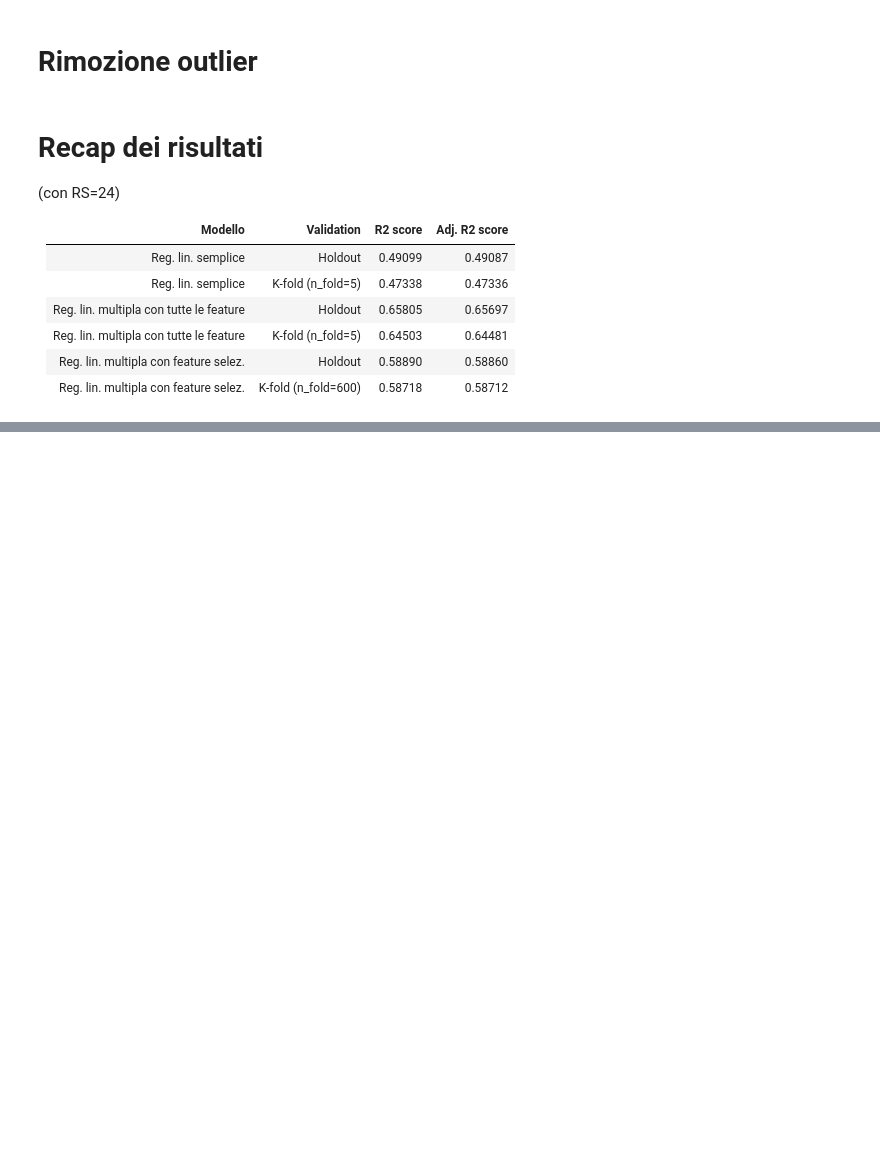
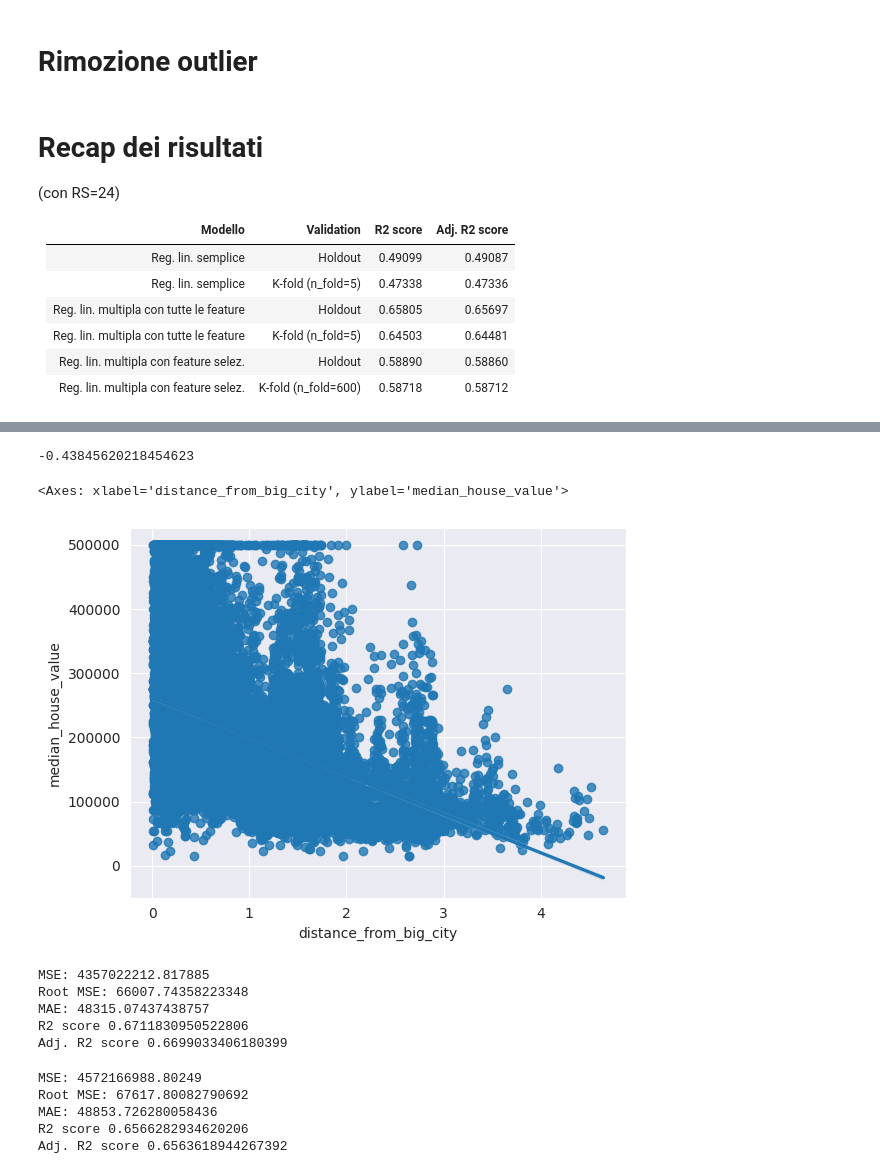
Before and after one commit to argnaan/ProgettoLabSwTlc, a Jupyter notebook: jupyterNB.ipynb, the cells around one changed output, grey strips where cells are left out. Cells and saved outputs as stored; diff of their text form; code cells hidden in the pictures; blank space fills up the shorter version.

```diff
--- a/jupyterNB.ipynb
+++ b/jupyterNB.ipynb
@@ -333,0 +354,33 @@ prestazioni(y_hat, Y_test)
+# %%
+print(df_new['distance_from_big_city'].corr(df_new['median_house_value']))
+sns.regplot(x='distance_from_big_city', y='median_house_value', data=df_new)
+# %% [output]
+-0.43845620218454623
+<Axes: xlabel='distance_from_big_city', ylabel='median_house_value'>
+[figure, added]
+# %%
+X = df_new.drop(columns=['median_house_value'])
+Y = df_new['median_house_value']
+
+X_train, X_test, Y_train, Y_test = train_test_split(X, Y, test_size=0.2, shuffle=True, random_state=RS)
+regressor = LinearRegression()
+regressor.fit(X_train, Y_train)
+y_hat = regressor.predict(X_test)
+prestazioni(y_hat, Y_test, len(X.columns))
+# %% [output]
+MSE: 4357022212.817885
+Root MSE: 66007.74358223348
+MAE: 48315.07437438757
+R2 score 0.6711830950522806
+Adj. R2 score 0.6699033406180399
+# %%
+kf = KFold(n_splits=5, random_state=RS, shuffle=True)
+regressor = LinearRegression()
+y_hat = cross_val_predict(regressor, X, Y, cv=kf)
+prestazioni(y_hat, Y, len(X.columns))
+# %% [output]
+MSE: 4572166988.80249
+Root MSE: 67617.80082790692
+MAE: 48853.726280058436
+R2 score 0.6566282934620206
+Adj. R2 score 0.6563618944267392
```
Also changed, not shown: parts of 5 cells of this notebook.
